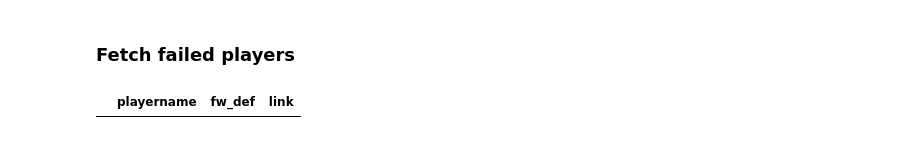
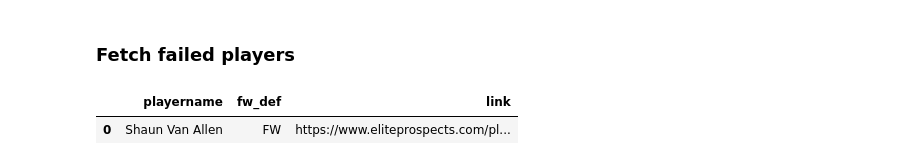
Before and after one commit to shigenogoro/NHL-Prospect-Predictor, a Jupyter notebook: eliteprospects_scraper/NHL-stats-preparation.ipynb, the cells around one changed output. Cells and saved outputs as stored; diff of their text form; code cells hidden in the pictures.

Commit message:
Scraped 0-300 players

```diff
--- a/eliteprospects_scraper/NHL-stats-preparation.ipynb
+++ b/eliteprospects_scraper/NHL-stats-preparation.ipynb
@@ -110,9 +155,10 @@ else:
     unique_players = set()
 # %%
 # Find players in nhl_players_metadata 0-200 not in unique_players
-subset = nhl_players_metadata[0:200]
+subset = nhl_players_metadata[0:300]
 players_to_scrape = subset[~subset['playername'].isin(unique_players)].reset_index(drop=True)
 players_to_scrape
 # %% [output]
 |  | playername | fw_def | link |
+| 0 | Shaun Van Allen | FW | https://www.eliteprospects.com/pl... |
 # %%
```
Also changed, not shown: parts of 3 cells of this notebook, 3 other files.
